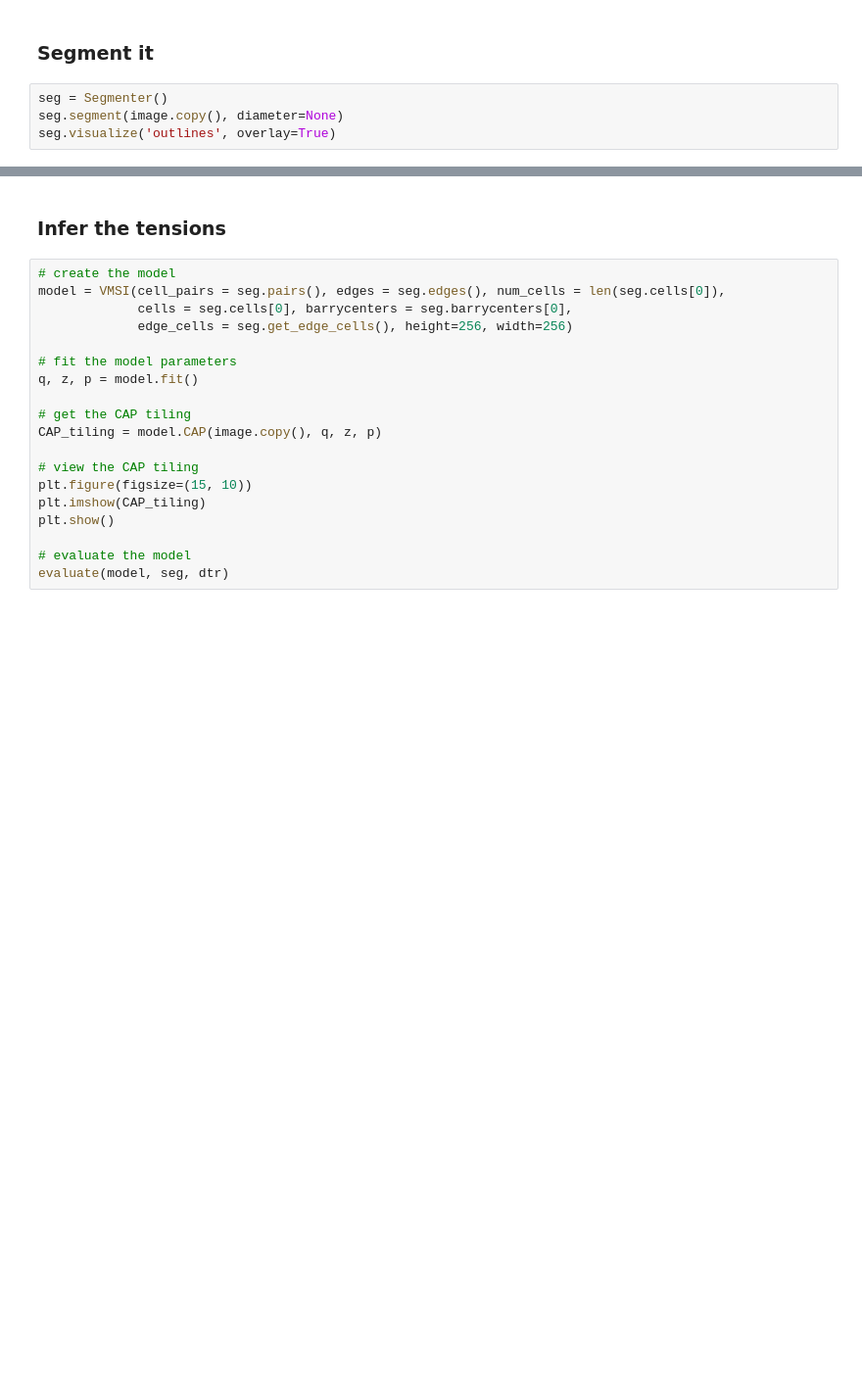
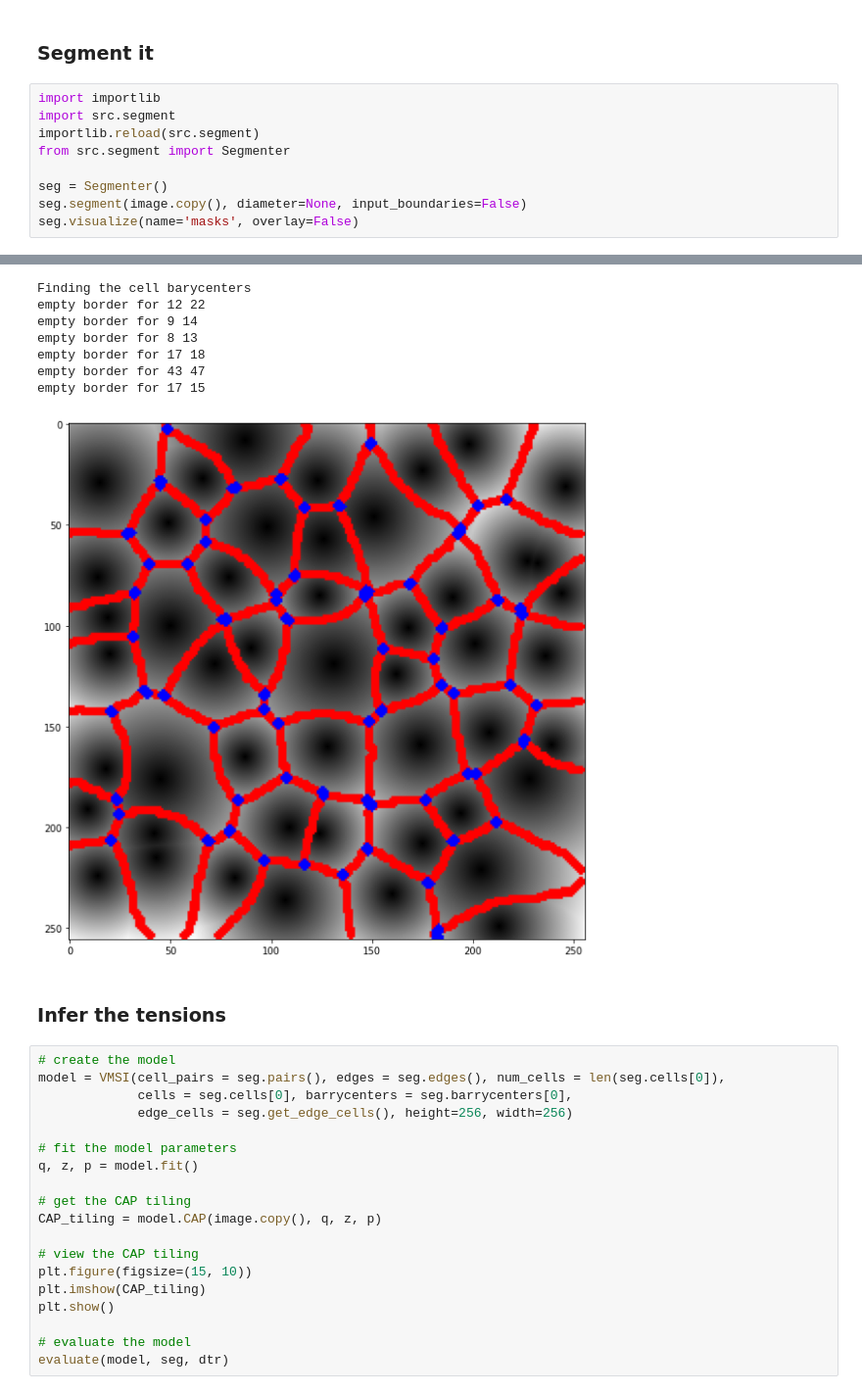
Before and after one commit to Computational-Morphogenomics-Group/TensionMap, a Jupyter notebook: example.ipynb, the cells around one changed output, grey strips where cells are left out. Shown: that part at 98% size. Drawn from its saved outputs; the diff is of its cells as text; blank space fills up the shorter version.

```diff
--- a/example.ipynb
+++ b/example.ipynb
@@ -25,6 +32,12 @@ image = dtr.transform.copy()
 # %% [markdown]
 ### Segment it
 # %%
+import importlib
+import src.segment
+importlib.reload(src.segment)
+from src.segment import Segmenter
+
 seg = Segmenter()
-seg.segment(image.copy(), diameter=None)
-seg.visualize('outlines', overlay=True)
+seg.segment(image.copy(), diameter=None, input_boundaries=False)
+seg.visualize(name='masks', overlay=False)
+# %% [output]
@@ -31,3 +56,11 @@ seg.visualize('outlines', overlay=True)
+Finding the cell barycenters
+empty border for 12 22
+empty border for 9 14
+empty border for 8 13
+empty border for 17 18
+empty border for 43 47
+empty border for 17 15
+[figure, added]
 # %% [markdown]
 ### Infer the tensions
 # %%
```
Also changed, not shown: parts of 3 cells of this notebook, 2 other files.
